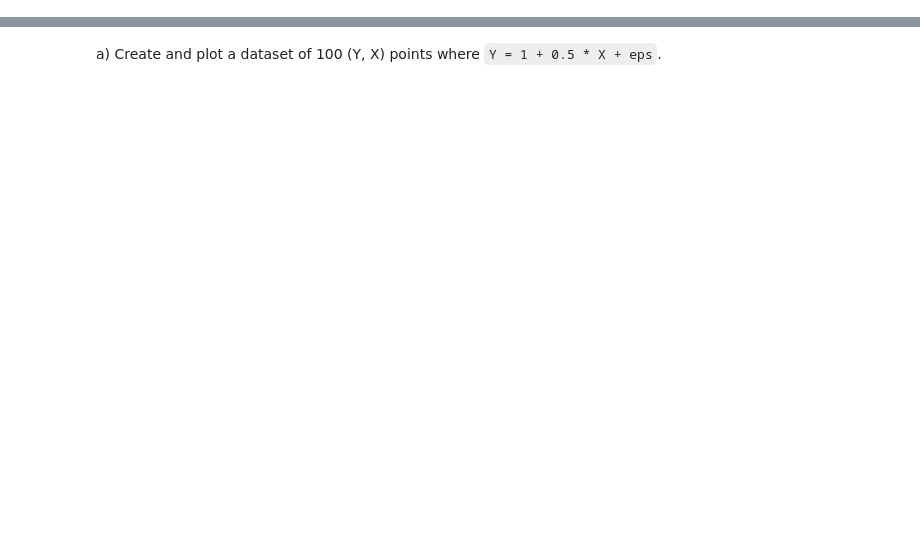
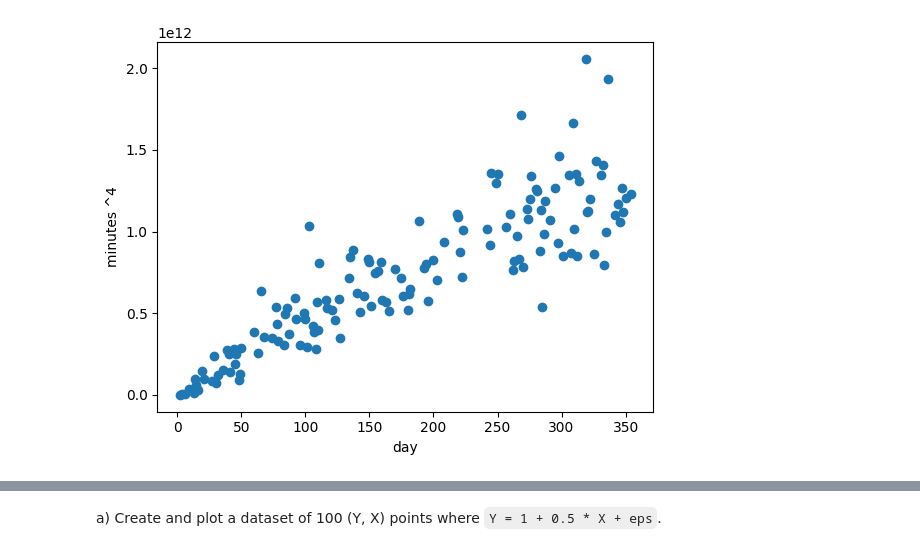
Before and after one commit to gallettilance/CS506-Fall2024, a Jupyter notebook: lecture_14/worksheet_14.ipynb, the cells around one changed output, grey strips where cells are left out. Drawn from its saved outputs; the diff is of its cells as text; code cells hidden in the pictures; blank space fills up the shorter version.

```diff
--- a/lecture_14/worksheet_14.ipynb
+++ b/lecture_14/worksheet_14.ipynb
@@ -12,0 +30,7 @@ Where does randomness come from?
+# %%
+plt.scatter(df['day'], (df['minutes'])**4)
+plt.xlabel("day")
+plt.ylabel("minutes ^4")
+plt.show()
+# %% [output]
+[figure, added]
```
Also changed, not shown: parts of 16 cells of this notebook.
